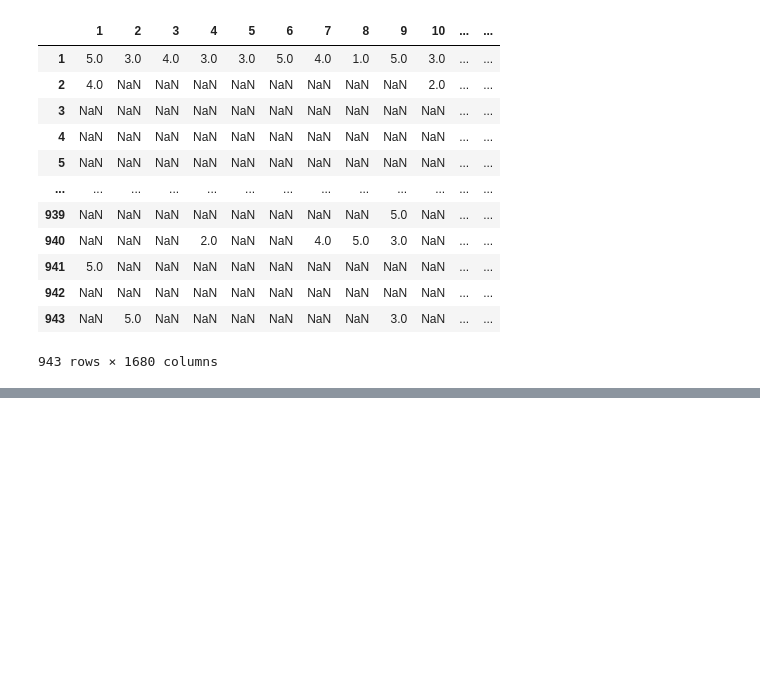
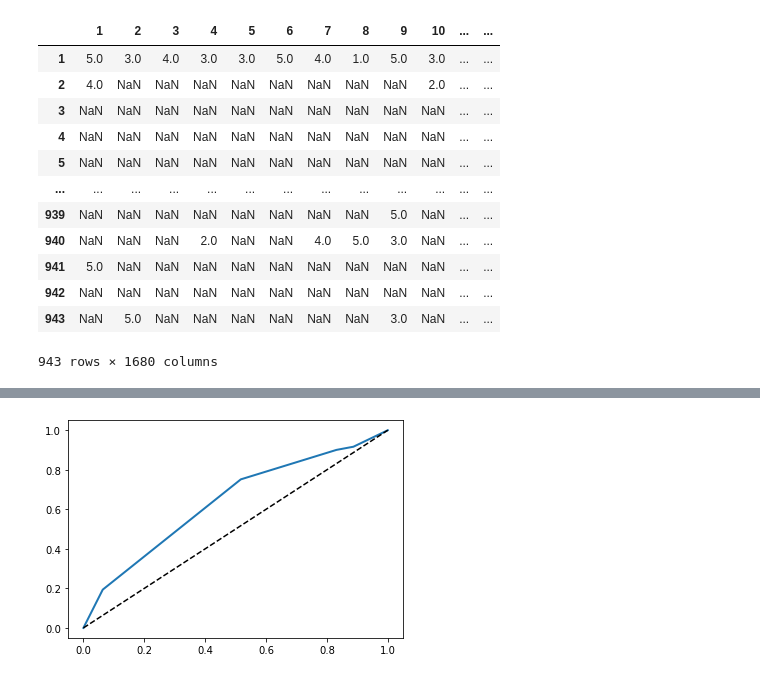
Before and after one commit to Xevenst/MovLensDataSet, a Jupyter notebook: itemBasedCF.ipynb, the cells around one changed output, grey strips where cells are left out. Cells and saved outputs as stored; diff of their text form; code cells hidden in the pictures; blank space fills up the shorter version.

```diff
--- a/itemBasedCF.ipynb
+++ b/itemBasedCF.ipynb
@@ -82,0 +126,10 @@ y
+# %%
+from sklearn.metrics import roc_curve
+
+fpr, tpr, thresholds = roc_curve(testY, predY, pos_label=5)
+plt.plot(fpr, tpr, linewidth=2)
+plt.plot([0, 1], [0, 1], 'k--')
+plt.ylabel()
+plt.show()
+# %% [output]
+[figure, added]
```
Also changed, not shown: parts of 8 cells of this notebook, 2 other files.
